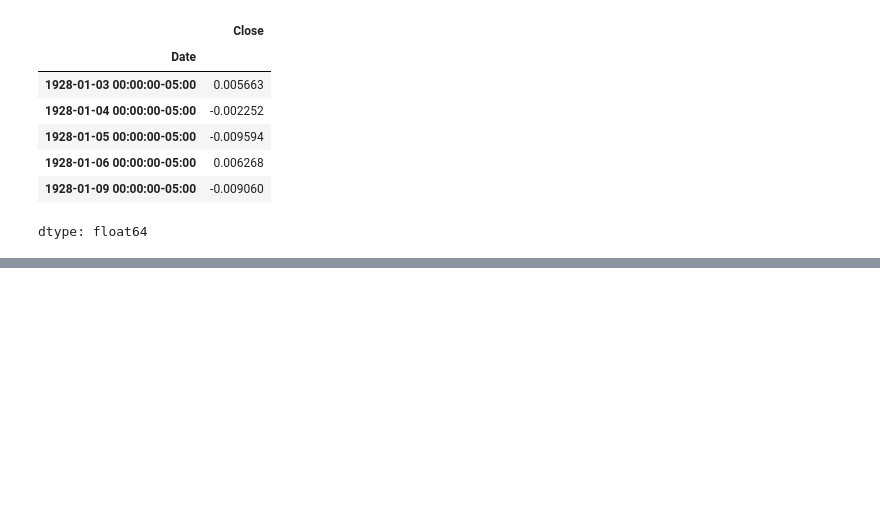
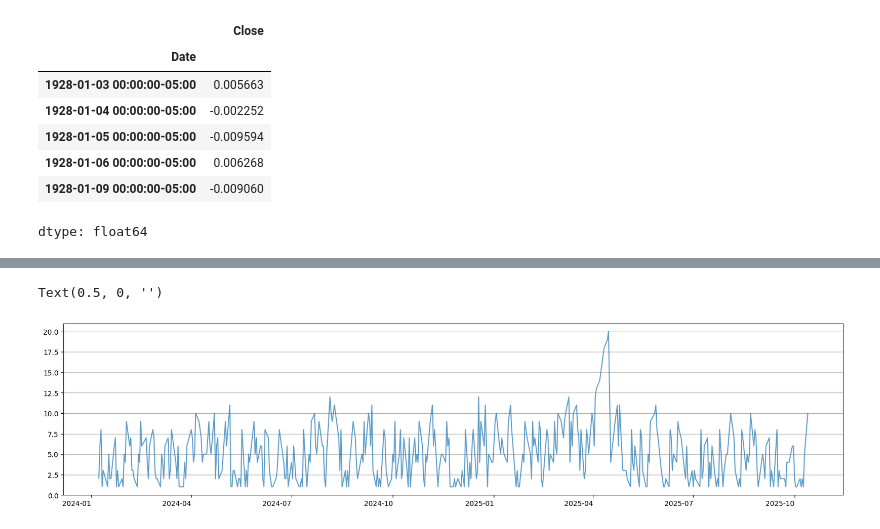
Before and after one commit to TomJenkin/playground, a Jupyter notebook: markets_01.ipynb, the cells around one changed output, grey strips where cells are left out. Cells and saved outputs as stored; diff of their text form; code cells hidden in the pictures; blank space fills up the shorter version.

```diff
--- a/markets_01.ipynb
+++ b/markets_01.ipynb
@@ -89,0 +98,7 @@ dr.tail()
+# %%
+ax =  dr.label2.plot(figsize=(20,5),rot=0,alpha=0.7,ylim=(0,None))
+ax.grid(axis='y')
+ax.set_xlabel('')
+# %% [output]
+Text(0.5, 0, '')
+[figure, added]
```
Also changed, not shown: parts of 6 cells of this notebook.
